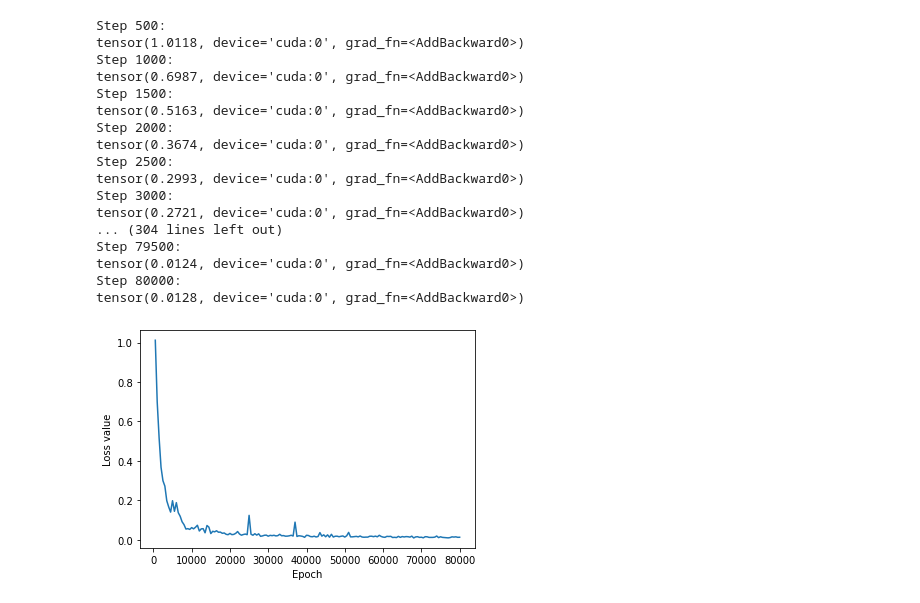
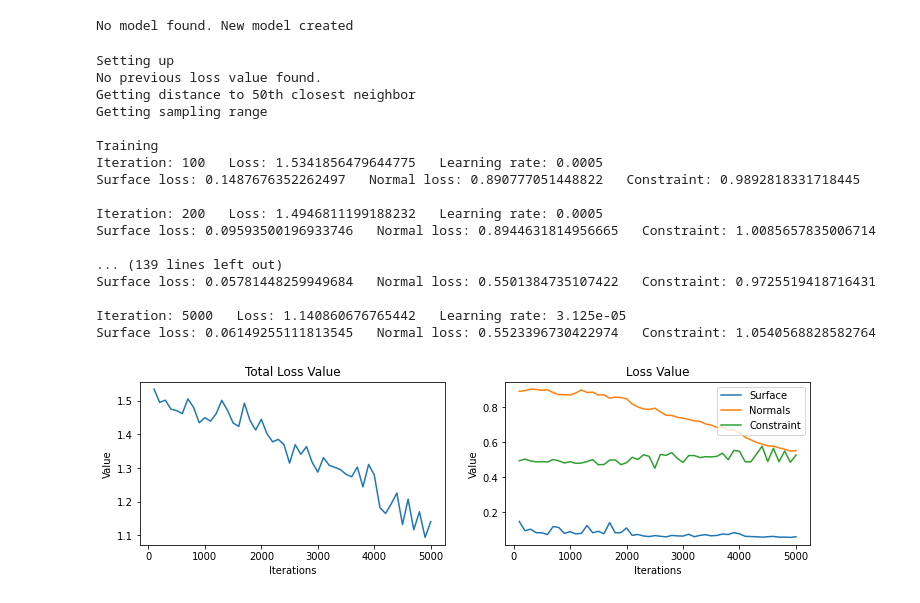
Before and after one commit to tranbaquang1708/GraduationThesis, a Jupyter notebook: IGR_2d.ipynb, the cells around one changed output. Saved outputs shown, nothing was run; the diff lists cells and outputs as text; code cells hidden in the pictures.

```diff
--- a/IGR_2d.ipynb
+++ b/IGR_2d.ipynb
@@ -11,32 +9,20 @@ from modules import IGR, Visualization, Operation, Distribution
 # %%
 device = torch.device('cuda' if torch.cuda.is_available() else 'cpu')
+# %%
+# Define data set name and constraint type
+dataset_name = 'riderr'
+distribution_name = 'uniform_gaussian'
+p = 2
+constraint_name = str(p) + 'laplacian'
+prev_iteration = 000
+iteration = 5000
+network_ver = 'v0_7'
 # %%
 # Load points
-filename = mp + '/dataset/2d/riderr.vert'
-dataset, normal_vectors = Operation.read_txt_omit2(filename, 0.8, device)
+filename = mp + '/dataset/2d/' + dataset_name + '.vert'
+dataset, normal_vectors = Operation.read_txt2(filename, device)
 # %%
-traineddata_path = mp + '/models/riderr_omit_0.2_uniform_gaussian.traineddata'
-model = IGR.load_model(traineddata_path, device)
+traineddata_path = mp + '/models/' + dataset_name + '_' + distribution_name + '_' + constraint_name + '_' + str(prev_iteration) + '_' + network_ver + '.traineddata'
+model, optimizer, scheduler = Network.load_model(traineddata_path, dimension=2, device=device)
+# %% [output]
+No model found. New model created
-# %%
-loss_function = IGR.LossFunction(1, 0.01, Distribution.uniform_gaussian)
-# loss_function = IGR.LossFunction()
-model = IGR.train(dataset, normal_vectors, 80000, 50, device, loss_function, model=model)
-# %% [output]
-Step 500:
-tensor(1.0118, device='cuda:0', grad_fn=<AddBackward0>)
-Step 1000:
-tensor(0.6987, device='cuda:0', grad_fn=<AddBackward0>)
-Step 1500:
-tensor(0.5163, device='cuda:0', grad_fn=<AddBackward0>)
-Step 2000:
-tensor(0.3674, device='cuda:0', grad_fn=<AddBackward0>)
-Step 2500:
-tensor(0.2993, device='cuda:0', grad_fn=<AddBackward0>)
-Step 3000:
-tensor(0.2721, device='cuda:0', grad_fn=<AddBackward0>)
-... (304 lines left out)
-Step 79500:
-tensor(0.0124, device='cuda:0', grad_fn=<AddBackward0>)
-Step 80000:
-tensor(0.0128, device='cuda:0', grad_fn=<AddBackward0>)
-[figure, removed]
@@ -44,0 +29,30 @@ IGR.save_model(traineddata_path, model)
+# %%
+outfile = mp + '/figures/loss_value/' + dataset_name + '_' +  distribution_name + '_' + constraint_name + '_' + network_ver + '.npy'
+model, optimizer, scheduler = IGR.train(iteration,
+                             model,
+                             optimizer,
+                             scheduler,
+                             batch_size=None,
+                             points=dataset,
+                             normal_vectors=normal_vectors,
+                             loss_output_path=outfile,
+                             device=device)
+# %% [output]
+Setting up
+No previous loss value found.
+Getting distance to 50th closest neighbor
+Getting sampling range
+
+Training
+Iteration: 100   Loss: 1.5341856479644775   Learning rate: 0.0005
+Surface loss: 0.1487676352262497   Normal loss: 0.890777051448822   Constraint: 0.9892818331718445
+
+Iteration: 200   Loss: 1.4946811199188232   Learning rate: 0.0005
+Surface loss: 0.09593500196933746   Normal loss: 0.8944631814956665   Constraint: 1.0085657835006714
+
+... (139 lines left out)
+Surface loss: 0.05781448259949684   Normal loss: 0.5501384735107422   Constraint: 0.9725519418716431
+
+Iteration: 5000   Loss: 1.140860676765442   Learning rate: 3.125e-05
+Surface loss: 0.06149255111813545   Normal loss: 0.5523396730422974   Constraint: 1.0540568828582764
+[figure, added]
```
Also changed, not shown: parts of 9 cells of this notebook, 1 other file.
